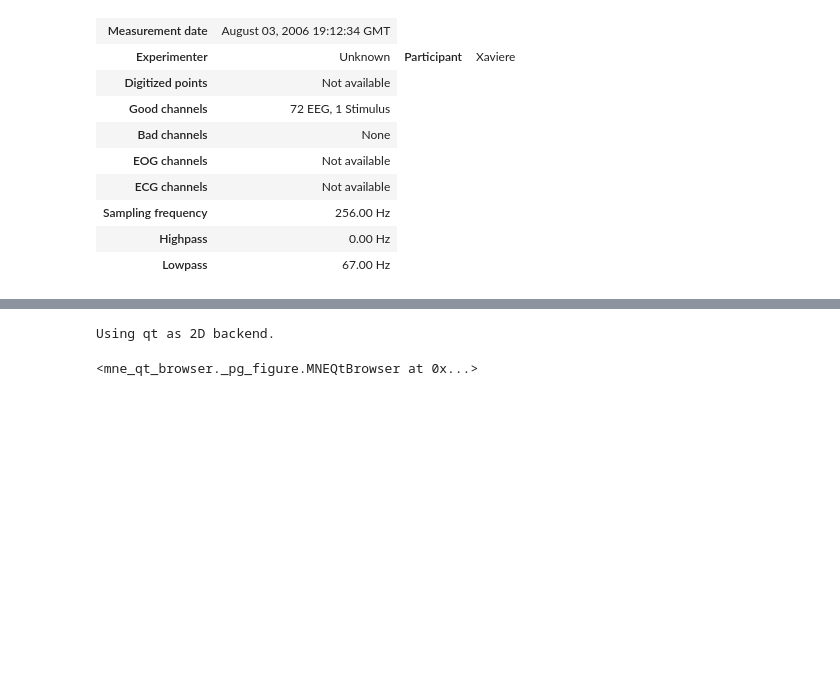
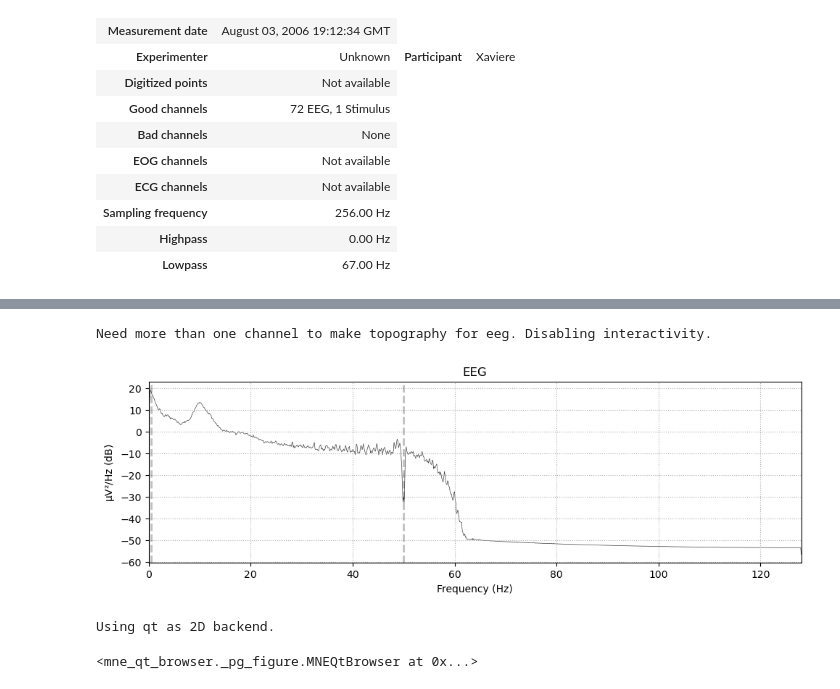
Before and after one commit to Turleyy/EEGresearch, a Jupyter notebook: EEG/read_data_2.ipynb, the cells around one changed output, grey strips where cells are left out. Cells and saved outputs as stored; diff of their text form; code cells hidden in the pictures; blank space fills up the shorter version.

```diff
--- a/EEG/read_data_2.ipynb
+++ b/EEG/read_data_2.ipynb
@@ -89,8 +90,14 @@ Need more than one channel to make topography for eeg. Disabling interactivity.
-# %%
-n_raw.plot()
-# %% [output]
-Using qt as 2D backend.
-<mne_qt_browser._pg_figure.MNEQtBrowser at 0x...>
+# %%
+n_psd.plot(picks = ['FC5'])
+# %% [output]
+Need more than one channel to make topography for eeg. Disabling interactivity.
+[figure, added]
+# %%
+raw.plot()
+n_raw.plot()
+# %% [output]
+Using qt as 2D backend.
+<mne_qt_browser._pg_figure.MNEQtBrowser at 0x...>
 # %%
 view_length = 2
 view_start = 27
```
Also changed, not shown: parts of 5 cells of this notebook.
